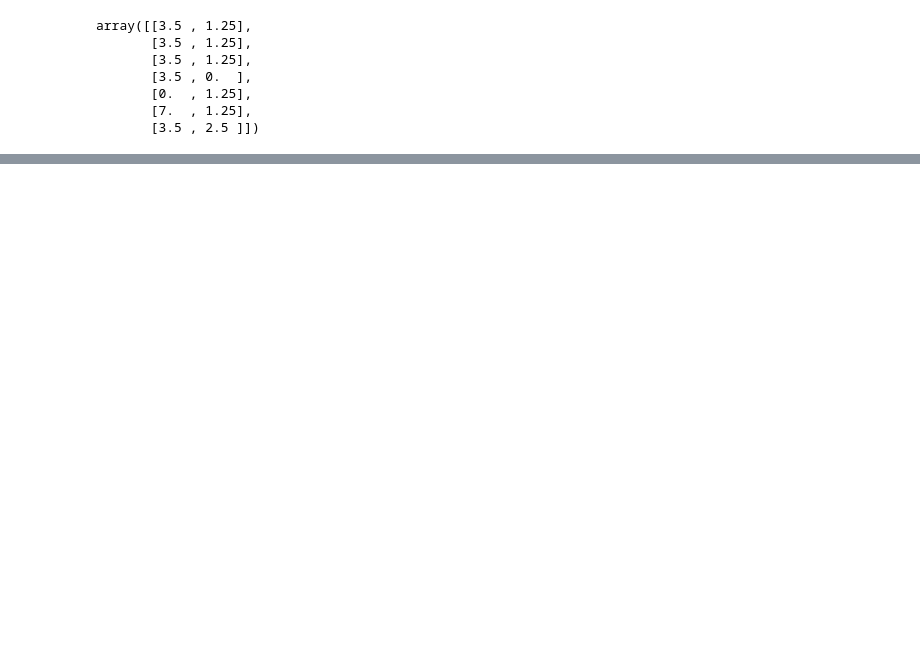
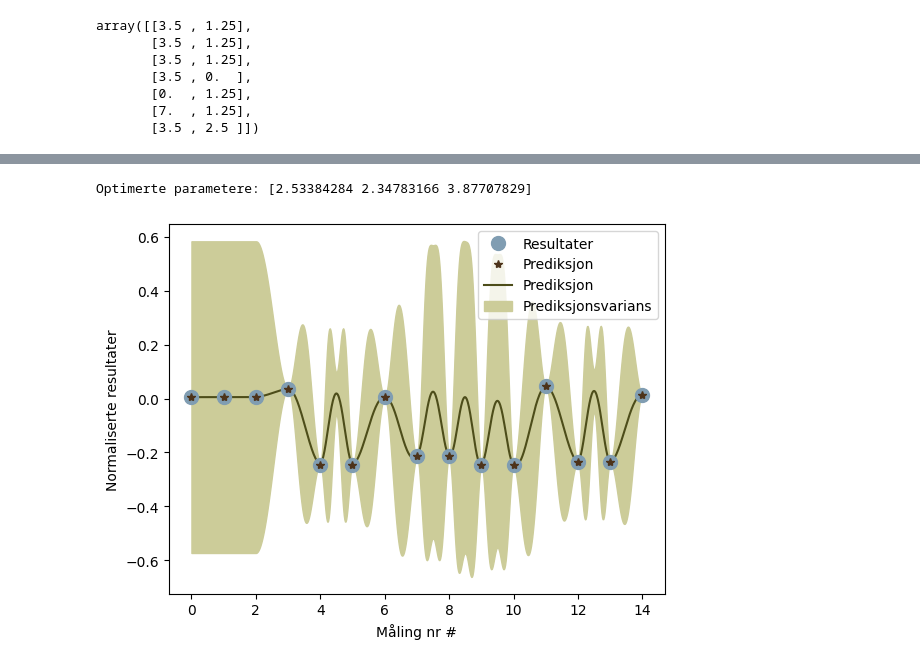
Before and after one commit to audunsh/xdai-test, a Jupyter notebook: content/kjm3400_gpr.ipynb, the cells around one changed output, grey strips where cells are left out. Cells and saved outputs as stored; diff of their text form; code cells hidden in the pictures; blank space fills up the shorter version.

```diff
--- a/content/kjm3400_gpr.ipynb
+++ b/content/kjm3400_gpr.ipynb
@@ -150,0 +193,30 @@ visualize_doe_grid()
+# %%
+optimale_parametre = xdai.gpr.parameter_optimization(målinger,-resultater, params = parametre*.1, training_subset = np.arange(3,resultater.shape[0]),measurement_standard_deviation=måling_standardavvik) #, normalize_y = True)
+print("Optimerte parametere:", params)
+
+gpr = xdai.gpr.Regressor(x, y,measurement_standard_deviation=måling_standardavvik, params = optimale_parametre)
+
+# vi plotter til slutt resultatene
+
+plt.figure()
+# resultatene
+plt.plot(resultater, "o", label = "Resultater", zorder = 4, markersize = 10, color = np.array([.1,.2,.3])**.3)
+
+# prediksjonene
+plt.plot(-1*gpr.predict(målinger), "*", label = "Prediksjon", zorder = 5, color = np.array([.3,.2,.1]))
+
+X3p = interp1d(np.linspace(0,1,målinger.shape[0]), målinger.T)(np.linspace(0,1,målinger.shape[0]*50))
+
+fx, fv = gpr.predict(X3p.T, return_variance = True) #predict results and variance
+
+
+plt.plot(np.linspace(0,målinger.shape[0]-1,målinger.shape[0]*50),-1*fx,"-",  label = "Prediksjon", color = (.3,.3,.1))
+plt.fill_between(np.linspace(0,målinger.shape[0]-1,målinger.shape[0]*50),-fx-fv,-fx+fv,  label = "Prediksjonsvarians", color = (.8,.8,.6))
+plt.ylabel("Normaliserte resultater")
+plt.xlabel("Måling nr #")
+plt.legend()
+plt.show()
+#params = 0.001
+# %% [output]
+Optimerte parametere: [2.53384284 2.34783166 3.87707829]
+[figure, added]
```
Also changed, not shown: parts of 20 cells of this notebook.
